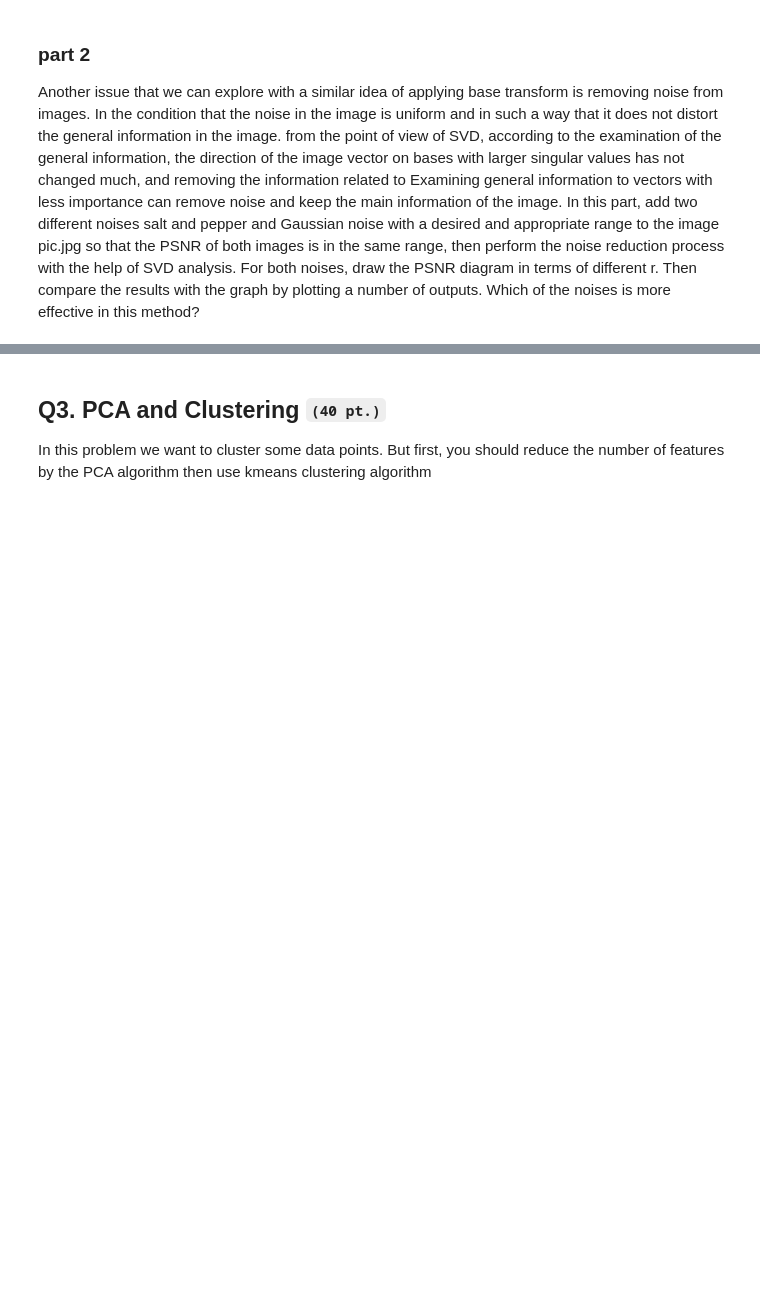
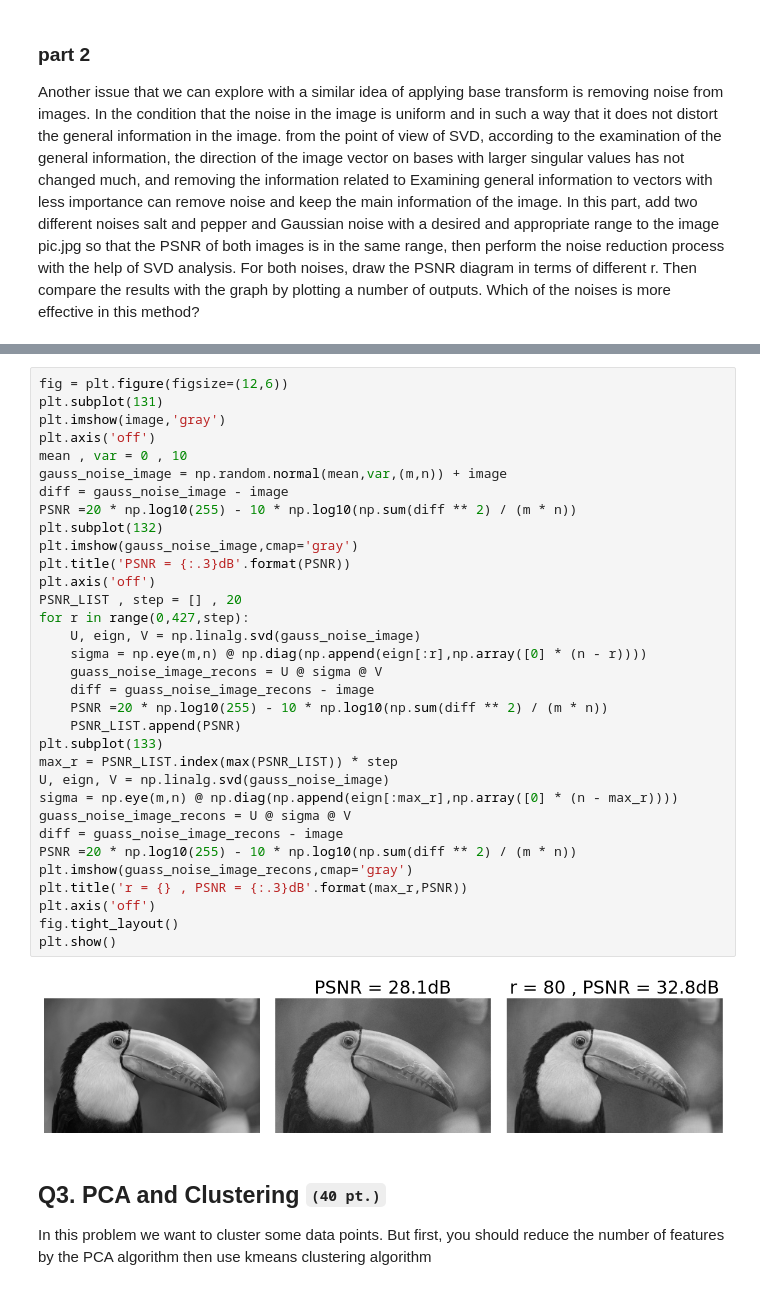
Before and after one commit to AliKouchekzade/MMIE_CHW3, a Jupyter notebook: CHW3.ipynb, the cells around one changed output, grey strips where cells are left out. Drawn from its saved outputs; the diff is of its cells as text; blank space fills up the shorter version.

```diff
--- a/CHW3.ipynb
+++ b/CHW3.ipynb
@@ -250,3 +285,38 @@ For both noises, draw the PSNR diagram in terms of different r.
+# %%
+fig = plt.figure(figsize=(12,6))
+plt.subplot(131)
+plt.imshow(image,'gray')
+plt.axis('off')
+mean , var = 0 , 10
+gauss_noise_image = np.random.normal(mean,var,(m,n)) + image
+diff = gauss_noise_image - image
+PSNR =20 * np.log10(255) - 10 * np.log10(np.sum(diff ** 2) / (m * n))
+plt.subplot(132)
+plt.imshow(gauss_noise_image,cmap='gray')
+plt.title('PSNR = {:.3}dB'.format(PSNR))
+plt.axis('off')
+PSNR_LIST , step = [] , 20
+for r in range(0,427,step):
+    U, eign, V = np.linalg.svd(gauss_noise_image)
+    sigma = np.eye(m,n) @ np.diag(np.append(eign[:r],np.array([0] * (n - r))))
+    guass_noise_image_recons = U @ sigma @ V
+    diff = guass_noise_image_recons - image
+    PSNR =20 * np.log10(255) - 10 * np.log10(np.sum(diff ** 2) / (m * n))
+    PSNR_LIST.append(PSNR)
+plt.subplot(133)
+max_r = PSNR_LIST.index(max(PSNR_LIST)) * step
+U, eign, V = np.linalg.svd(gauss_noise_image)
+sigma = np.eye(m,n) @ np.diag(np.append(eign[:max_r],np.array([0] * (n - max_r))))
+guass_noise_image_recons = U @ sigma @ V
+diff = guass_noise_image_recons - image
+PSNR =20 * np.log10(255) - 10 * np.log10(np.sum(diff ** 2) / (m * n))
+plt.imshow(guass_noise_image_recons,cmap='gray')
+plt.title('r = {} , PSNR = {:.3}dB'.format(max_r,PSNR))
+plt.axis('off')
+fig.tight_layout()
+plt.show()
+# %% [output]
+[figure, added]
 # %% [markdown]
 ##  Q3. PCA and Clustering <sub><sup>``(40 pt.)``</sup></sub>
 In this problem we want to cluster some data points.
```
Also changed, not shown: parts of 12 cells of this notebook, 2 other files.
